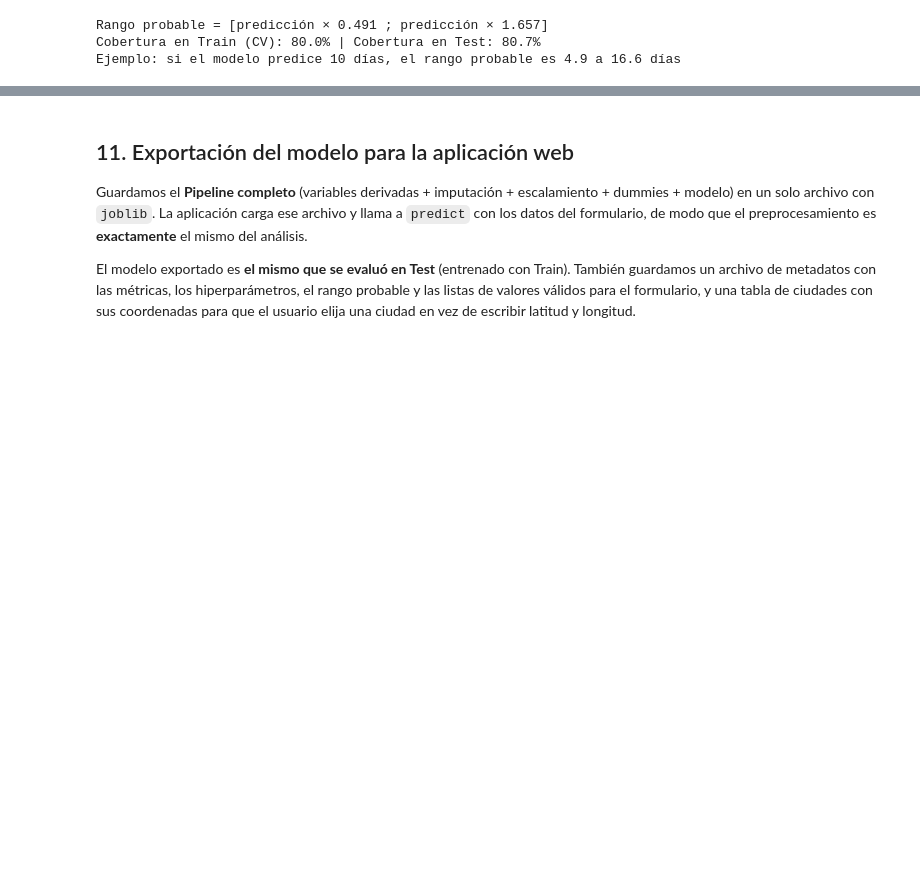
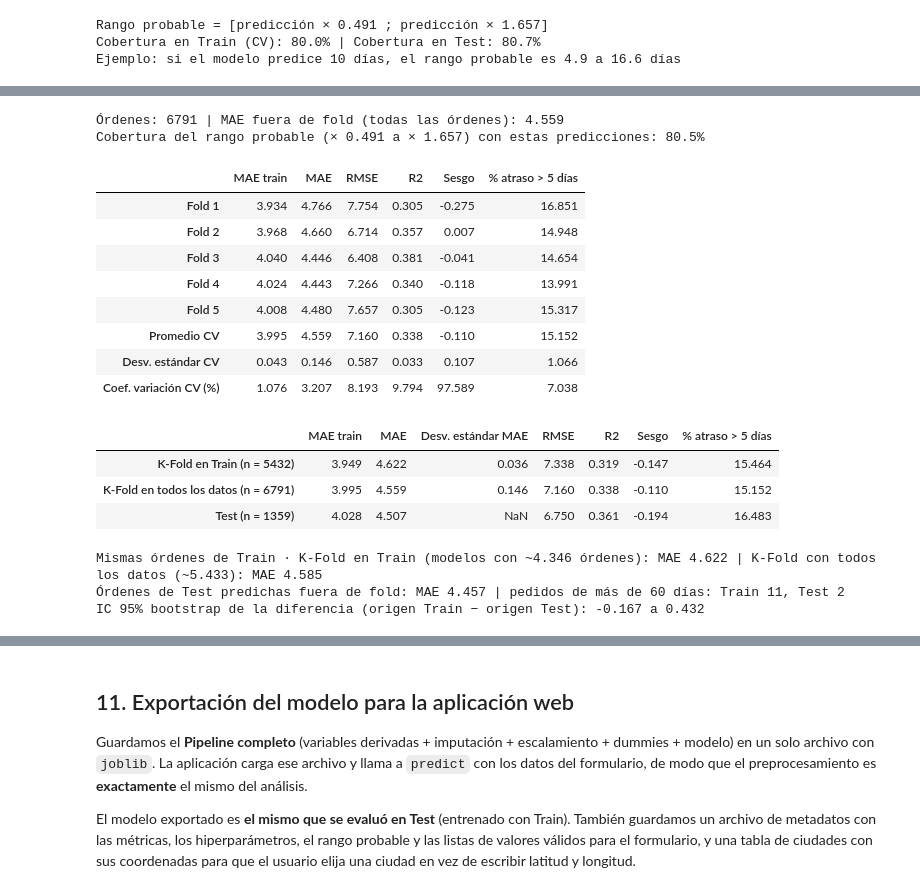
Before and after one commit to lautaromorales10/grupo4-tiempo-entrega, a Jupyter notebook: notebooks/Proyecto_Grupo4_Tiempo_Entrega.ipynb, the cells around one changed output, grey strips where cells are left out. Cells and saved outputs as stored; diff of their text form; code cells hidden in the pictures; blank space fills up the shorter version.

```diff
--- a/notebooks/Proyecto_Grupo4_Tiempo_Entrega.ipynb
+++ b/notebooks/Proyecto_Grupo4_Tiempo_Entrega.ipynb
@@ -1465,0 +1484,55 @@ Ejemplo: si el modelo predice 10 días, el rango probable es 4.9 a 16.6 días
+# %%
+folds_todos, oof_todos = evaluar_cv(candidatos[NOMBRE_FINAL], X, y, devolver_predicciones=True)
+por_fold_todos = folds_todos.set_index("Fold")[COLS_KF]
+por_fold_todos.index = [f"Fold {i}" for i in por_fold_todos.index]
+resumen_todos = pd.DataFrame({
+    "Promedio CV": por_fold_todos.mean(),
+    "Desv. estándar CV": por_fold_todos.std(),
+    "Coef. variación CV (%)": 100 * por_fold_todos.std() / por_fold_todos.mean().abs(),
+}).T
+cobertura_todos = np.mean((y >= oof_todos * q_inf) & (y <= oof_todos * q_sup))
+print(f"Órdenes: {len(y)} | MAE fuera de fold (todas las órdenes): {mean_absolute_error(y, oof_todos):.3f}")
+print(f"Cobertura del rango probable (× {q_inf:.3f} a × {q_sup:.3f}) con estas predicciones: {cobertura_todos:.1%}")
+pd.concat([por_fold_todos, resumen_todos]).round(3)
+# %% [output]
+Órdenes: 6791 | MAE fuera de fold (todas las órdenes): 4.559
+Cobertura del rango probable (× 0.491 a × 1.657) con estas predicciones: 80.5%
+|  | MAE train | MAE | RMSE | R2 | Sesgo | % atraso > 5 días |
+| Fold 1 | 3.934 | 4.766 | 7.754 | 0.305 | -0.275 | 16.851 |
+| Fold 2 | 3.968 | 4.660 | 6.714 | 0.357 | 0.007 | 14.948 |
+| Fold 3 | 4.040 | 4.446 | 6.408 | 0.381 | -0.041 | 14.654 |
+| Fold 4 | 4.024 | 4.443 | 7.266 | 0.340 | -0.118 | 13.991 |
+| Fold 5 | 4.008 | 4.480 | 7.657 | 0.305 | -0.123 | 15.317 |
+| Promedio CV | 3.995 | 4.559 | 7.160 | 0.338 | -0.110 | 15.152 |
+| Desv. estándar CV | 0.043 | 0.146 | 0.587 | 0.033 | 0.107 | 1.066 |
+| Coef. variación CV (%) | 1.076 | 3.207 | 8.193 | 9.794 | 97.589 | 7.038 |
+# %%
+comparacion_kf = pd.DataFrame({
+    f"K-Fold en Train (n = {len(y_train)})": por_fold.mean(),
+    f"K-Fold en todos los datos (n = {len(y)})": por_fold_todos.mean(),
+    f"Test (n = {len(y_test)})": pd.Series(fila_test)[COLS_KF],
+}).T
+comparacion_kf.insert(2, "Desv. estándar MAE", [por_fold["MAE"].std(), por_fold_todos["MAE"].std(), np.nan])
+comparacion_kf.round(3)
+# %% [output]
+|  | MAE train | MAE | Desv. estándar MAE | RMSE | R2 | Sesgo | % atraso > 5 días |
+| K-Fold en Train (n = 5432) | 3.949 | 4.622 | 0.036 | 7.338 | 0.319 | -0.147 | 15.464 |
+| K-Fold en todos los datos (n = 6791) | 3.995 | 4.559 | 0.146 | 7.160 | 0.338 | -0.110 | 15.152 |
+| Test (n = 1359) | 4.028 | 4.507 | NaN | 6.750 | 0.361 | -0.194 | 16.483 |
+# %%
+# ¿De dónde viene la diferencia con el K-Fold en Train? Error fuera de fold según el origen de cada orden
+err_todos = (oof_todos - y).abs()
+es_test = y.index.isin(y_test.index)
+mae_origen_train, mae_origen_test = err_todos[~es_test].mean(), err_todos[es_test].mean()
+rng = np.random.default_rng(SEMILLA)
+dif = [rng.choice(err_todos[~es_test].values, (~es_test).sum()).mean() - rng.choice(err_todos[es_test].values, es_test.sum()).mean()
+       for _ in range(2000)]
+print(f"Mismas órdenes de Train · K-Fold en Train (modelos con ~4.346 órdenes): MAE {(oof - y_train).abs().mean():.3f}"
+      f" | K-Fold con todos los datos (~5.433): MAE {mae_origen_train:.3f}")
+print(f"Órdenes de Test predichas fuera de fold: MAE {mae_origen_test:.3f}"
+      f" | pedidos de más de 60 días: Train {(y_train > 60).sum()}, Test {(y_test > 60).sum()}")
+print(f"IC 95% bootstrap de la diferencia (origen Train − origen Test): {np.percentile(dif, 2.5):.3f} a {np.percentile(dif, 97.5):.3f}")
+# %% [output]
+Mismas órdenes de Train · K-Fold en Train (modelos con ~4.346 órdenes): MAE 4.622 | K-Fold con todos los datos (~5.433): MAE 4.585
+Órdenes de Test predichas fuera de fold: MAE 4.457 | pedidos de más de 60 días: Train 11, Test 2
+IC 95% bootstrap de la diferencia (origen Train − origen Test): -0.167 a 0.432
```
Also changed, not shown: parts of 22 cells of this notebook.
